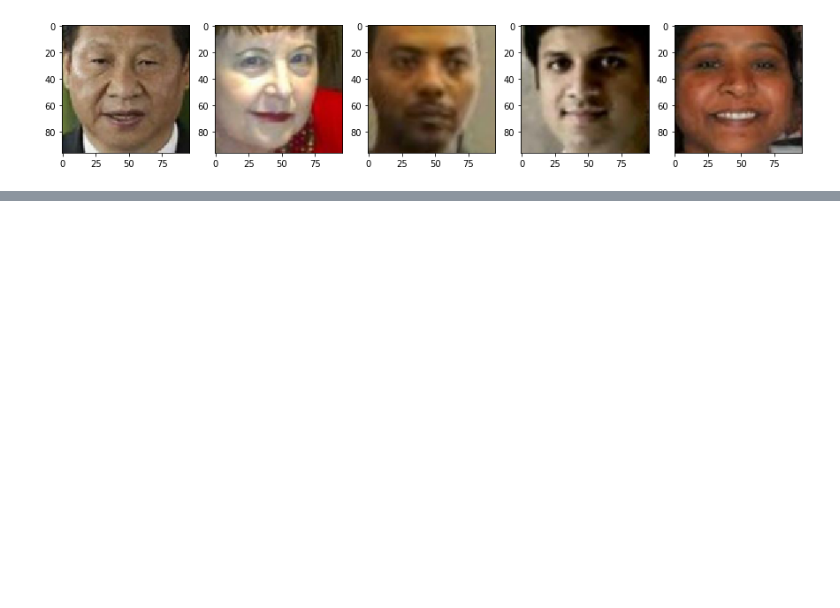
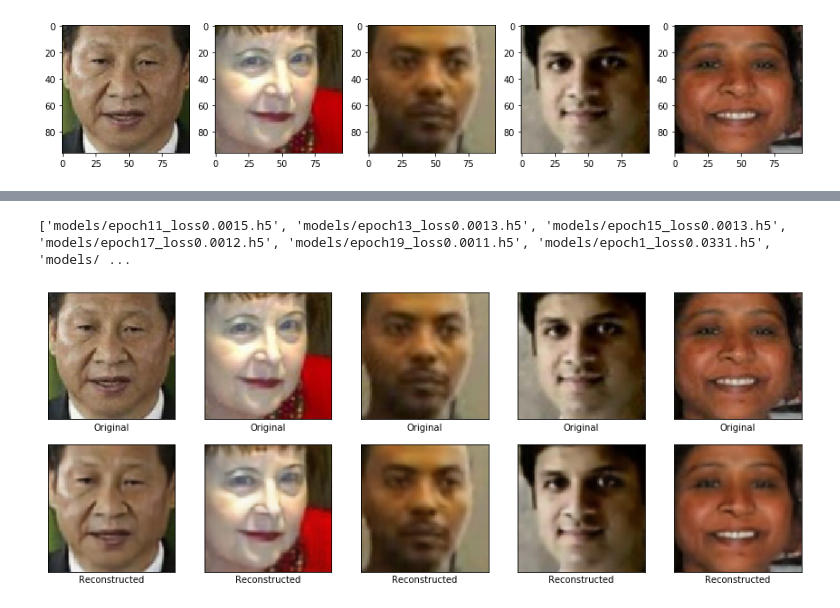
Before and after one commit to caisplusplus/Adv_Curriculum19, a Jupyter notebook: Adv_Microproject3/VAE_Solution.ipynb, the cells around one changed output, grey strips where cells are left out. Cells and saved outputs as stored; diff of their text form; code cells hidden in the pictures; blank space fills up the shorter version.

```diff
--- a/Adv_Microproject3/VAE_Solution.ipynb
+++ b/Adv_Microproject3/VAE_Solution.ipynb
@@ -33,0 +74,15 @@ for i, col in enumerate(ax):
+# %%
+input_shape = images[0].shape
+ENCODING_DIM = 144
+# %%
+encoder = create_encoder(input_shape, ENCODING_DIM)
+decoder = create_decoder(ENCODING_DIM)
+
+inputs = Input(shape=input_shape)
+encoded = encoder(inputs)
+decoded = decoder(encoded)
+
+autoencoder = Model(inputs, decoded)
+autoencoder.summary()
+
+autoencoder.compile(optimizer="adam", loss="mse")
@@ -33,0 +111,4 @@ for i, col in enumerate(ax):
+# %%
+!mkdir -p models/ae
+checkpointer = ModelCheckpoint("models/epoch{epoch}_loss{val_loss:.4f}.h5", save_best_only=True, verbose=1)
+autoencoder.fit(images, images, batch_size=128, epochs=50 validation_split=0.2, callbacks=[checkpointer])
@@ -33,0 +134,27 @@ for i, col in enumerate(ax):
+# %%
+print(sorted(glob("models/*")))
+autoencoder = load_model("models/epoch46_loss0.0006.h5")
+# %% [output]
+['models/epoch11_loss0.0015.h5', 'models/epoch13_loss0.0013.h5', 'models/epoch15_loss0.0013.h5', 'models/epoch17_loss0.0012.h5', 'models/epoch19_loss0.0011.h5', 'models/epoch1_loss0.0331.h5', 'models/ ...
+# %%
+visual = images[:5]
+preds = autoencoder(visual)
+
+plt.figure(figsize=(15,15))
+for i in range(5):
+    plt.subplot(5,5,i+1)
+    plt.xticks([])
+    plt.yticks([])
+    plt.grid(False)
+    plt.imshow(visual[i])
+    plt.xlabel("Original")
+for i in range(5):
+    plt.subplot(5,5,i+6)
+    plt.xticks([])
+    plt.yticks([])
+    plt.grid(False)
+    plt.imshow(preds[i])
+    plt.xlabel("Reconstructed")
+plt.show()
+# %% [output]
+[figure, added]
```
Also changed, not shown: parts of 17 cells of this notebook.
